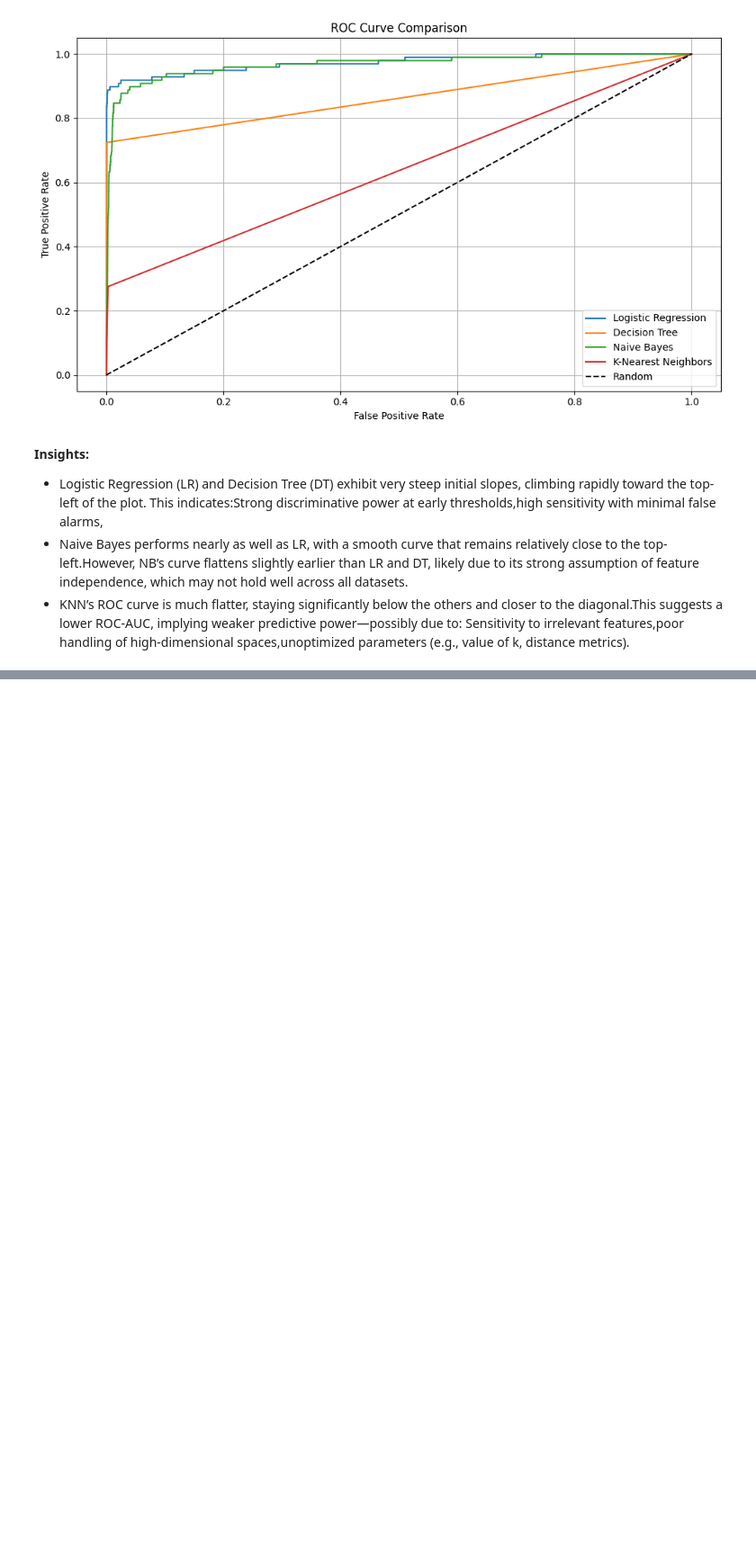
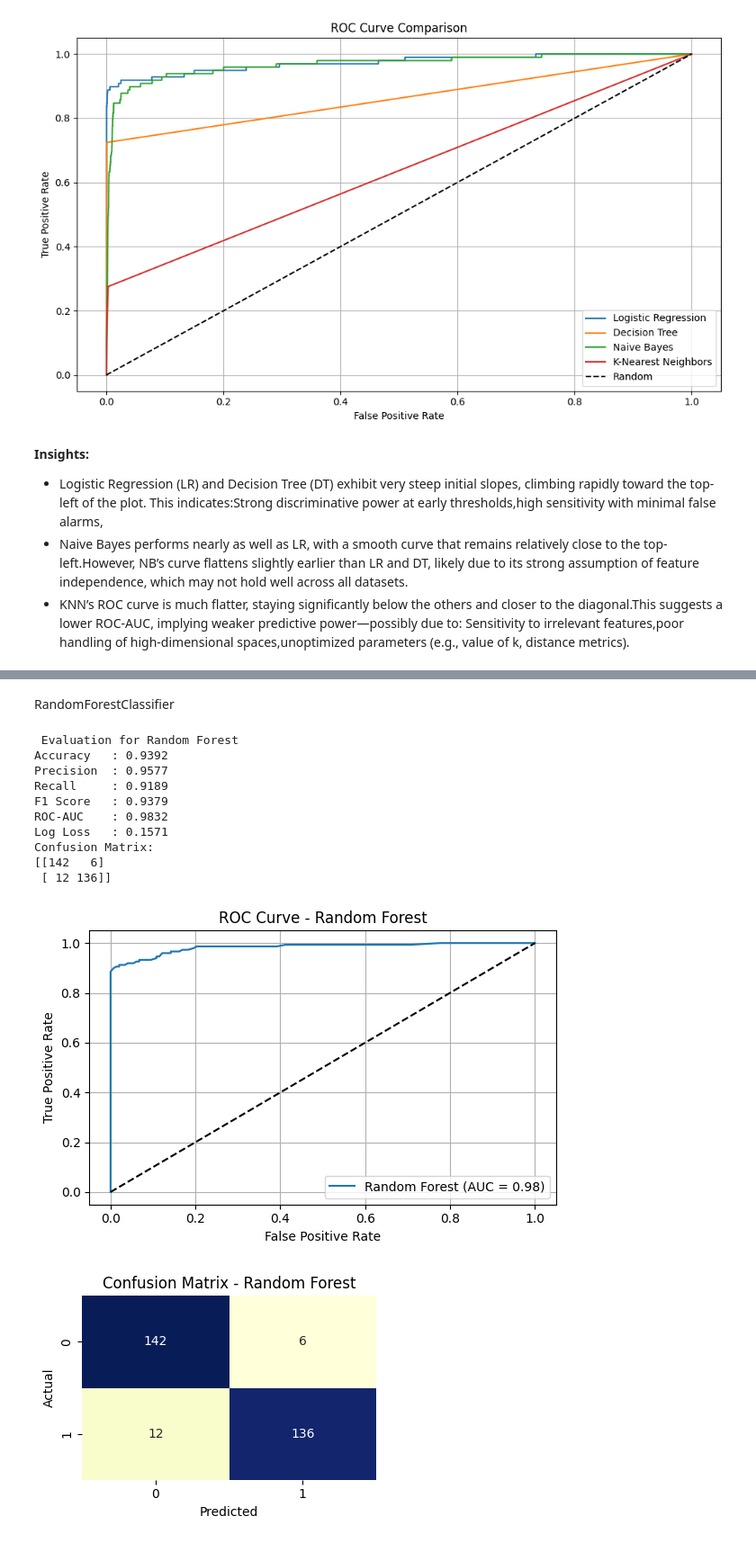
Before and after one commit to Adiba2001/Fraud_detection, a Jupyter notebook: Fraud_detection(by_Adiba).ipynb, the cells around one changed output, grey strips where cells are left out. Shown at 90% size. Saved outputs shown, nothing was run; the diff lists cells and outputs as text; code cells hidden in the pictures; blank space fills up the shorter version.

```diff
--- a/Fraud_detection(by_Adiba).ipynb
+++ b/Fraud_detection(by_Adiba).ipynb
@@ -438,0 +448,14 @@ Sensitivity to irrelevant features,poor handling of high-dimensional spaces,unop
+# %%
+fraud = df[df['Class'] == 1]
+normal = df[df['Class'] == 0].sample(n=len(fraud), random_state=42)
+df_balanced = pd.concat([fraud, normal])
+# %%
+X_bal = df_balanced.drop('Class', axis=1)
+y_bal = df_balanced['Class']
+# %%
+scaler = StandardScaler()
+X_bal_scaled = scaler.fit_transform(X_bal)
+# %%
+X_train, X_test, y_train, y_test = train_test_split(
+    X_bal_scaled, y_bal, test_size=0.3, random_state=42, stratify=y_bal
+)
@@ -438,0 +533,25 @@ Sensitivity to irrelevant features,poor handling of high-dimensional spaces,unop
+# %% [markdown]
+RandomForestClassifier
+# %%
+from sklearn.ensemble import RandomForestClassifier
+
+rf_model = RandomForestClassifier(random_state=42)
+rf_model.fit(X_train, y_train)
+
+y_proba_rf = rf_model.predict_proba(X_test)[:, 1]
+y_pred_rf = (y_proba_rf >= 0.5).astype(int)
+
+evaluate_model(y_test, y_pred_rf, y_proba_rf,rf_model, "Random Forest")
+# %% [output]
+ Evaluation for Random Forest
+Accuracy   : 0.9392
+Precision  : 0.9577
+Recall     : 0.9189
+F1 Score   : 0.9379
+ROC-AUC    : 0.9832
+Log Loss   : 0.1571
+Confusion Matrix:
+[[142   6]
+ [ 12 136]]
+[figure, added]
+[figure, added]
```
Also changed, not shown: parts of 11 cells of this notebook.
